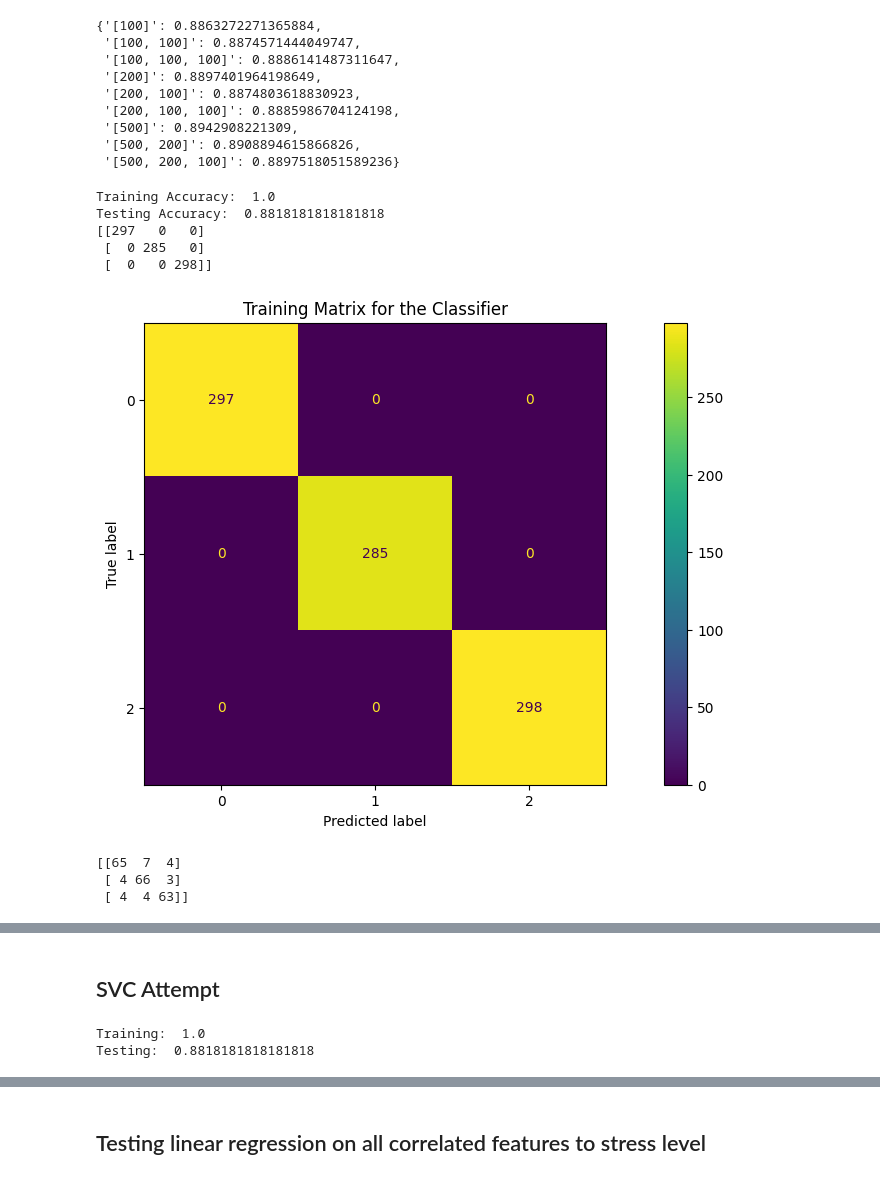
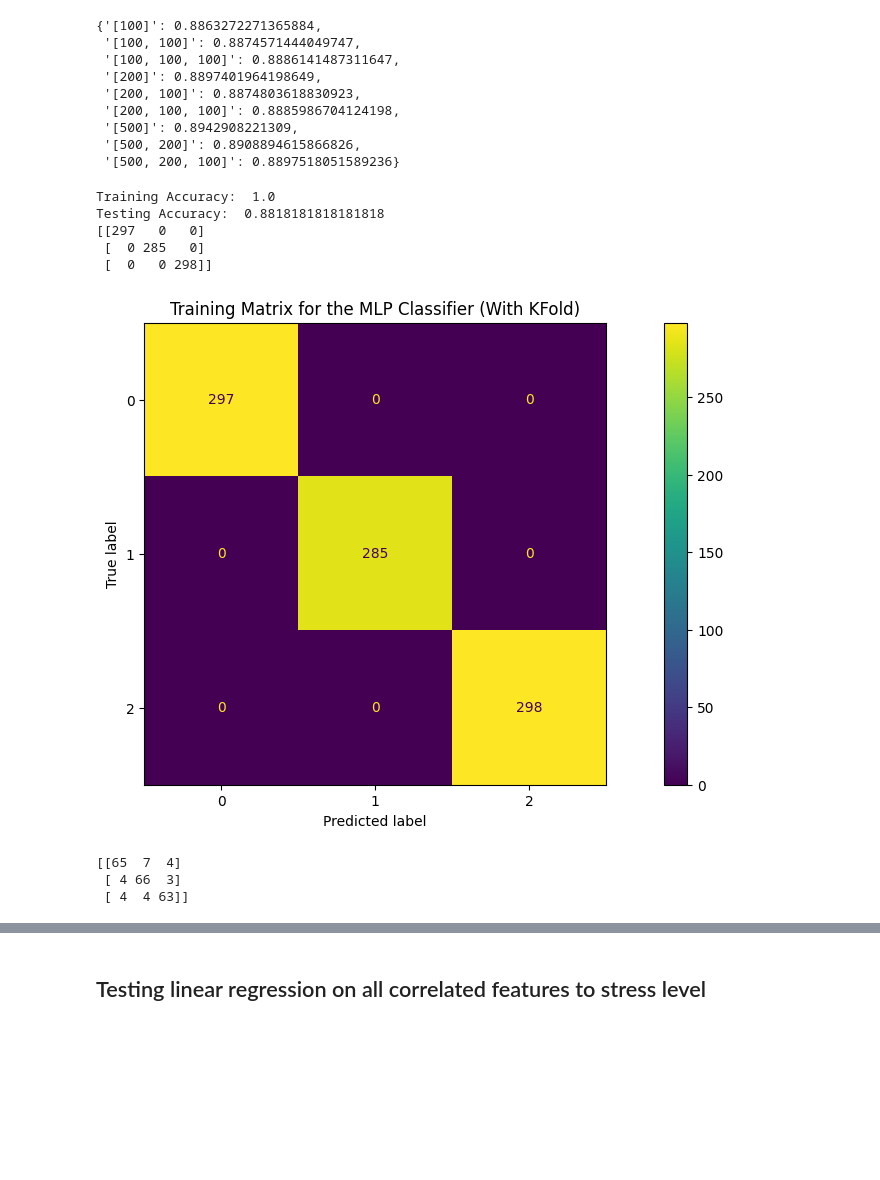
Before and after one commit to ZacPerry-dev/Student-Stress-Factors, a Jupyter notebook: main.ipynb, the cells around one changed output, grey strips where cells are left out. Cells and saved outputs as stored; diff of their text form; code cells hidden in the pictures; blank space fills up the shorter version.

```diff
--- a/main.ipynb
+++ b/main.ipynb
@@ -292,18 +415,4 @@ plt.show()
 # %%
-slf_df = pd.read_csv('./data/StressLevelDataset.csv')
-x = np.array(slf_df.drop(columns=['stress_level']))
-y = np.array(slf_df['stress_level'])
-
-
-X_train, X_test, y_train, y_test = train_test_split(x, y, test_size=0.2, random_state=42)
-
-# TRY REMOVING THIS AND SEE WHAT HAPPENS MAYBE IDK
-scaler = StandardScaler()
-scaler.fit(X_train)
-
-pre_processed_X_train = scaler.transform(X_train)
-pre_processed_X_test = scaler.transform(X_test)
-
 def cross_validation_mlp(pre_processed_X_train, y_train, hidden_layer_vals, learning_rate_vals):
     folds = KFold(n_splits=3)
     cross_val_scores = {}
@@ -325,6 +434,7 @@ def cross_validation_mlp(pre_processed_X_train, y_train, hidden_layer_vals, lear
             cross_val_scores[i,j] = np.mean(acc_scores)
 
     return cross_val_scores
+
 
 def heatmap(cross_val_scores, hidden_layer_vals, learning_rate_vals):
     cross_vals_data = list(cross_val_scores.values())
@@ -427,42 +525,39 @@ display(cross_val_scores)
  '[500, 200]': 0.8908894615866826,
  '[500, 200, 100]': 0.8897518051589236}
 # %%
-
+# Found 500 and 0.01 to be the best hyperparameters
 mlp = MLPClassifier(hidden_layer_sizes=(500), learning_rate_init=0.01, max_iter=1000, activation='tanh', solver='sgd', random_state=42)
 
-# Fit and predict for the training and testing pre processed X data
 mlp.fit(pre_processed_X_train, y_train)
 y_pred_train = mlp.predict(pre_processed_X_train)
 training_acc_score = accuracy_score(y_train, y_pred_train)
 print("Training Accuracy: ", training_acc_score)
 
-
 y_pred_test = mlp.predict(pre_processed_X_test)
 testing_acc_score = accuracy_score(y_test, y_pred_test)
 print("Testing Accuracy: ", testing_acc_score)
 
-# Create the confusion matrix / heatmap for the training data.
+
 training_cm = confusion_matrix(y_train, y_pred_train, labels=mlp.classes_)
 print(training_cm)
 display_training_cm = ConfusionMatrixDisplay(confusion_matrix=training_cm, display_labels=mlp.classes_)
 display_training_cm.plot()
-plt.title("Training Matrix for the Classifier")
+plt.title("Training Matrix for the MLP Classifier (With KFold)")
 plt.show()
 
-# Create the confusion matrix / heatmap for the testing data.
 testing_cm = confusion_matrix(y_test, y_pred_test, labels=mlp.classes_)
 print(testing_cm)
 display_testing_cm = ConfusionMatrixDisplay(confusion_matrix=testing_cm, display_labels=mlp.classes_)
 display_testing_cm.plot()
-plt.title("Testing Matrix for the Classifier")
+plt.title("Testing Matrix for the MLP Classifier (With KFold)")
 plt.show()
 # %% [output]
 Training Accuracy:  1.0
 Testing Accuracy:  0.8818181818181818
 [[297   0   0]
  [  0 285   0]
  [  0   0 298]]
-[figure, old version]
+[figure, new version]
 [[65  7  4]
  [ 4 66  3]
  [ 4  4 63]]
@@ -470,21 +564,0 @@ Testing Accuracy:  0.8818181818181818
-# %% [markdown]
-## SVC Attempt
-# %%
-slf_df = pd.read_csv('./data/StressLevelDataset.csv')
-x = np.array(slf_df.drop(columns=['stress_level']))
-y = np.array(slf_df['stress_level'])
-
-
-X_train, X_test, y_train, y_test = train_test_split(x, y, test_size=0.2, random_state=42)
-
-svm_classifier = SVC(kernel='rbf', C=1000, gamma='scale', random_state=42)
-svm_classifier.fit(X_train, y_train)
-
-y_predict_train = svm_classifier.predict(X_train)
-y_predict_test = svm_classifier.predict(X_test)
-
-print("Training: ", accuracy_score(y_train, y_predict_train))
-print("Testing: ", accuracy_score(y_test, y_predict_test))
-# %% [output]
-Training:  1.0
-Testing:  0.8818181818181818
```
Also changed, not shown: parts of 27 cells of this notebook.
